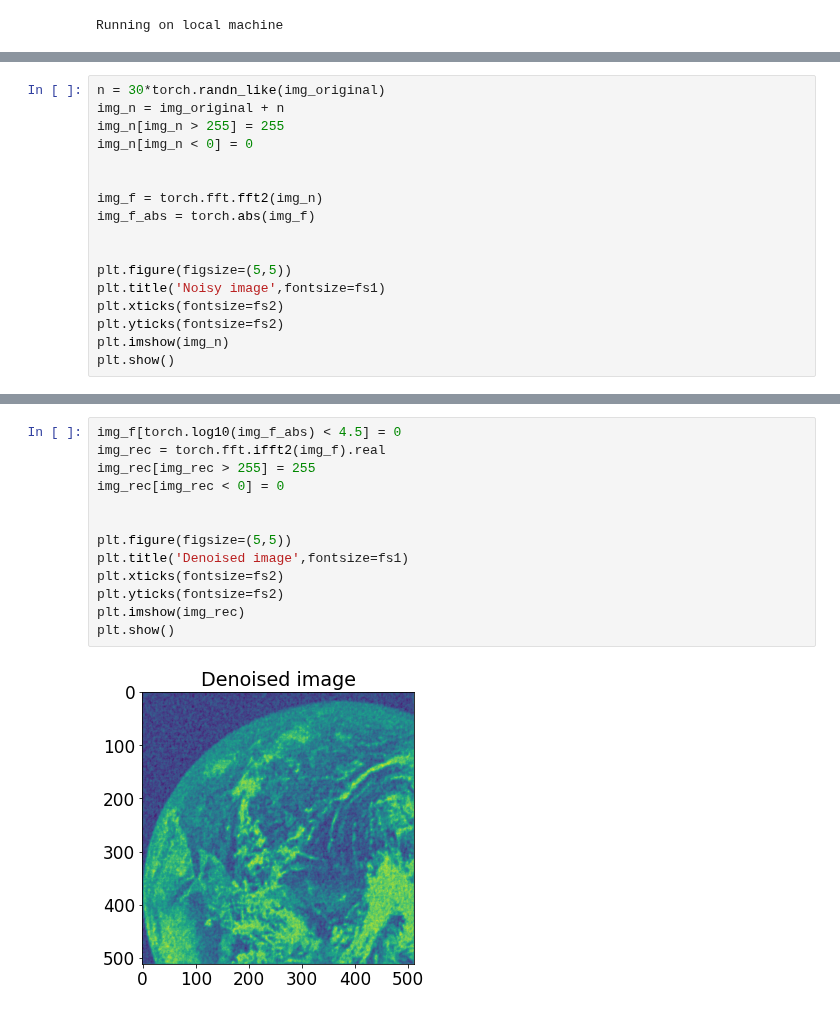
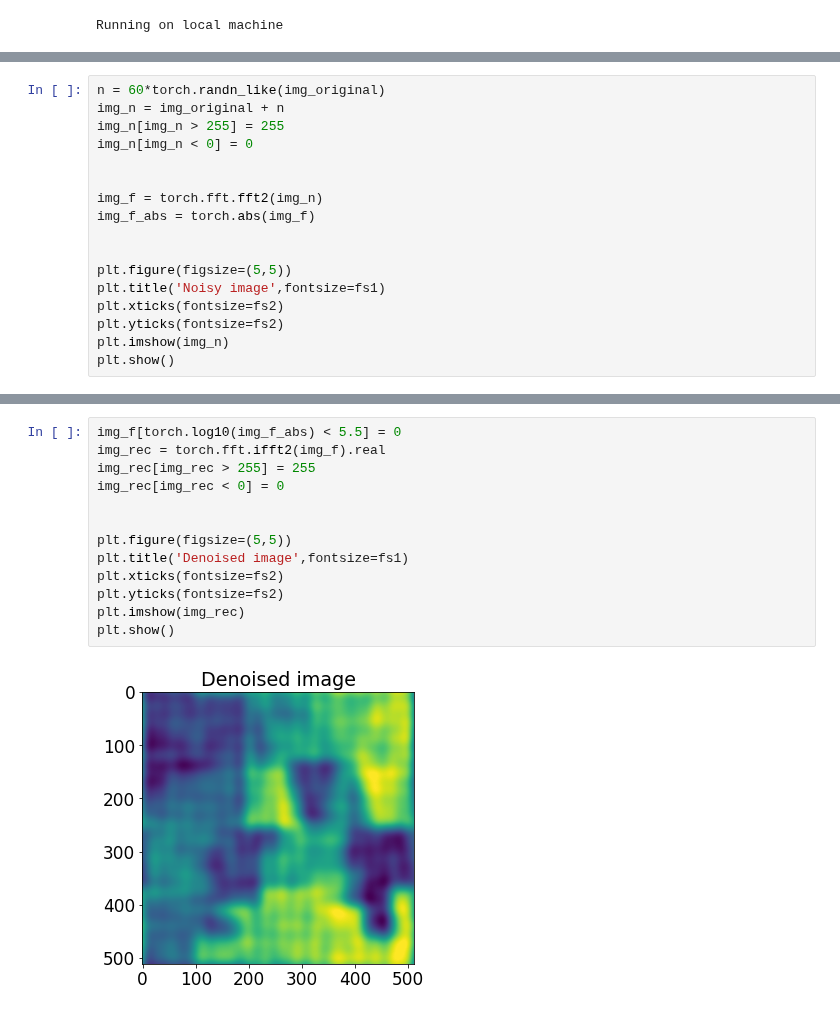
Before and after one commit to Albly/Sparce_image_reconstruction, a Jupyter notebook: notebooks/Presentation_demo.ipynb, the cells around one changed output, grey strips where cells are left out. Cells and saved outputs as stored; diff of their text form.

```diff
--- a/notebooks/Presentation_demo.ipynb
+++ b/notebooks/Presentation_demo.ipynb
@@ -133,5 +205,5 @@ plt.show()
 # %%
-n = 30*torch.randn_like(img_original)
+n = 60*torch.randn_like(img_original)
 img_n = img_original + n
 img_n[img_n > 255] = 255
 img_n[img_n < 0] = 0
@@ -157,18 +229,18 @@ plt.plot(torch.log10(img_f_abs[0,:]))
 # %%
-img_f[torch.log10(img_f_abs) < 4.5] = 0
+img_f[torch.log10(img_f_abs) < 5.5] = 0
 img_rec = torch.fft.ifft2(img_f).real
 img_rec[img_rec > 255] = 255
 img_rec[img_rec < 0] = 0
 
 
 plt.figure(figsize=(5,5))
 plt.title('Denoised image',fontsize=fs1)
 plt.xticks(fontsize=fs2)
 plt.yticks(fontsize=fs2)
 plt.imshow(img_rec)
 plt.show()
 # %% [output]
-[figure, old version]
+[figure, new version]
 # %%
 from metrics import PSNR,NMSE,SSIM
 print('PSNR =',PSNR(img_original,img_n))
```
Also changed, not shown: parts of 10 cells of this notebook, 4 other files.
